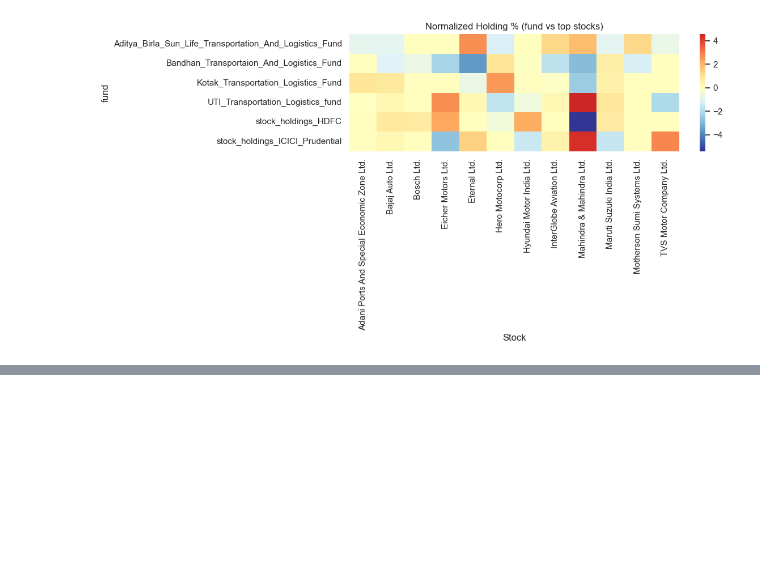
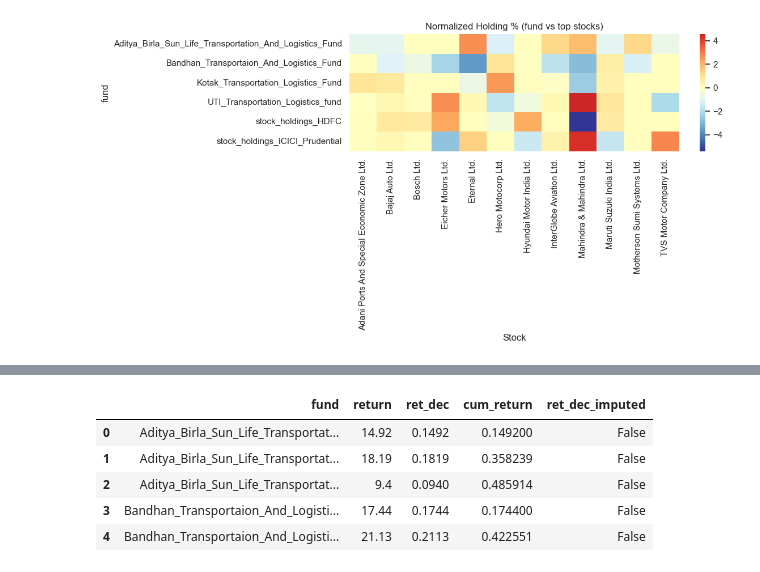
Before and after one commit to Aalok0104/Exploartory-Data-Analysis-, a Jupyter notebook: Group27_Code.ipynb, the cells around one changed output, grey strips where cells are left out. Saved outputs shown, nothing was run; the diff lists cells and outputs as text; code cells hidden in the pictures; blank space fills up the shorter version.

```diff
--- a/Group27_Code.ipynb
+++ b/Group27_Code.ipynb
@@ -481,0 +607,21 @@ plt.show()
+# %%
+# Imputation strategy:
+# - 'ret_dec': replace missing with 0.0 and flag rows imputed (no date-based interpolation available).
+# - 'return' (raw string): fill missing with empty string.
+
+combined_returns['return'] = combined_returns['return'].fillna('')
+if 'ret_dec' in combined_returns.columns:
+    combined_returns['ret_dec_imputed'] = False
+    mask = combined_returns['ret_dec'].isna()
+    combined_returns.loc[mask, 'ret_dec'] = 0.0
+    combined_returns.loc[mask, 'ret_dec_imputed'] = True
+
+# show a quick preview after imputation
+display(combined_returns.head())
+# %% [output]
+|  | fund | return | ret_dec | cum_return | ret_dec_imputed |
+| 0 | Aditya_Birla_Sun_Life_Transportat... | 14.92 | 0.1492 | 0.149200 | False |
+| 1 | Aditya_Birla_Sun_Life_Transportat... | 18.19 | 0.1819 | 0.358239 | False |
+| 2 | Aditya_Birla_Sun_Life_Transportat... | 9.4 | 0.0940 | 0.485914 | False |
+| 3 | Bandhan_Transportaion_And_Logisti... | 17.44 | 0.1744 | 0.174400 | False |
+| 4 | Bandhan_Transportaion_And_Logisti... | 21.13 | 0.2113 | 0.422551 | False |
```
Also changed, not shown: parts of 16 cells of this notebook, 16 other files.
